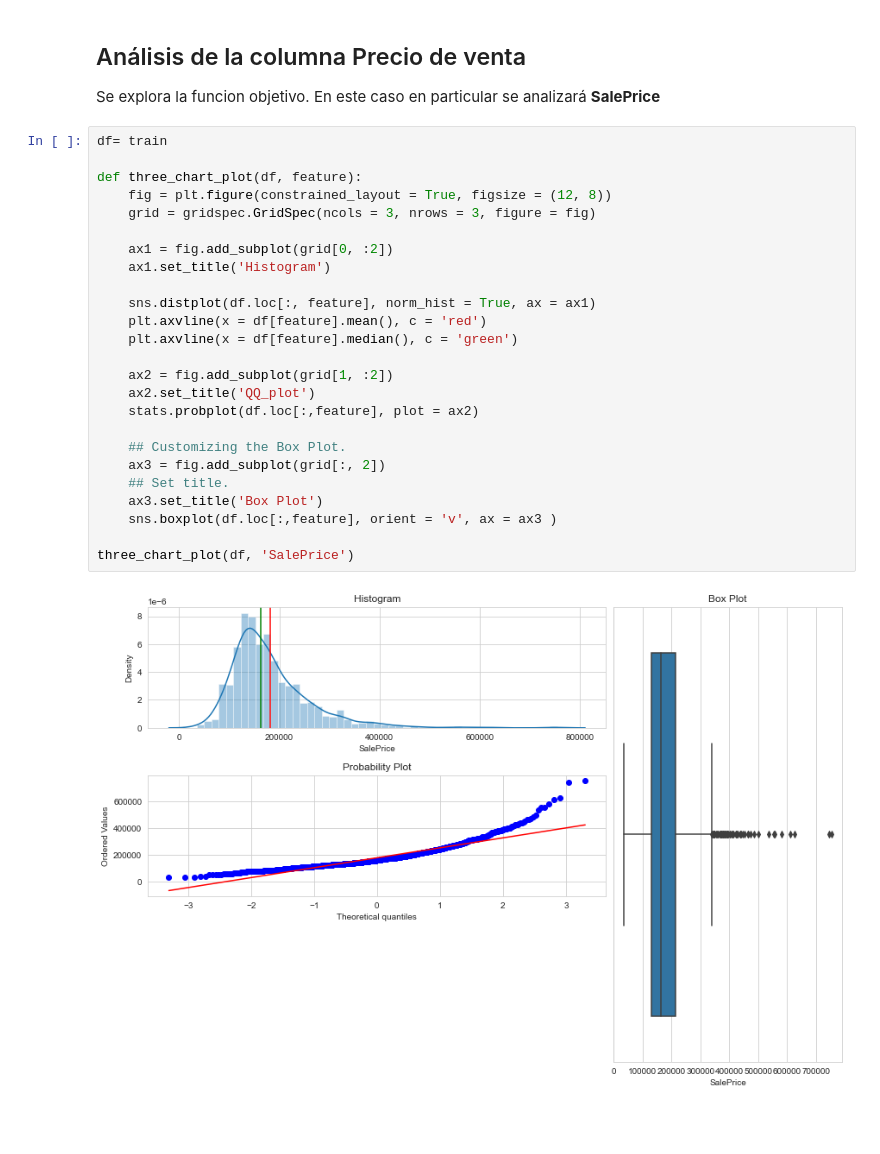
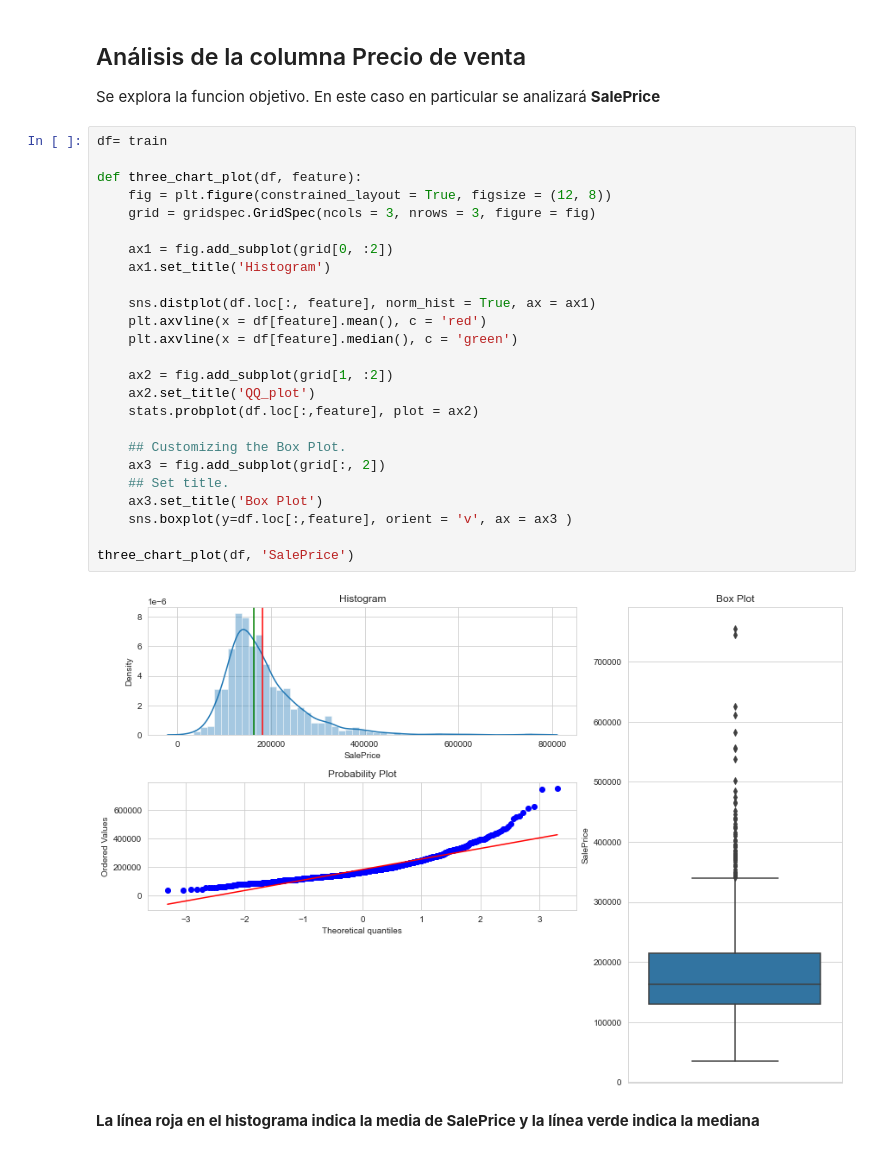
Before and after one commit to lugeminai/Hackathon, a Jupyter notebook: eda.ipynb, the cells around one changed output. Saved outputs shown, nothing was run; the diff lists cells and outputs as text; blank space fills up the shorter version.

```diff
--- a/eda.ipynb
+++ b/eda.ipynb
@@ -62,27 +62,29 @@ Se explora la funcion objetivo. En este caso en particular  se analizará **Sale
 # %%
 df= train
 
 def three_chart_plot(df, feature):
     fig = plt.figure(constrained_layout = True, figsize = (12, 8))
     grid = gridspec.GridSpec(ncols = 3, nrows = 3, figure = fig)
 
     ax1 = fig.add_subplot(grid[0, :2])
     ax1.set_title('Histogram')
 
     sns.distplot(df.loc[:, feature], norm_hist = True, ax = ax1)
     plt.axvline(x = df[feature].mean(), c = 'red')
     plt.axvline(x = df[feature].median(), c = 'green')
 
     ax2 = fig.add_subplot(grid[1, :2])
     ax2.set_title('QQ_plot')
     stats.probplot(df.loc[:,feature], plot = ax2)
 
     ## Customizing the Box Plot.
     ax3 = fig.add_subplot(grid[:, 2])
     ## Set title.
     ax3.set_title('Box Plot')
-    sns.boxplot(df.loc[:,feature], orient = 'v', ax = ax3 )
+    sns.boxplot(y=df.loc[:,feature], orient = 'v', ax = ax3 )
 
 three_chart_plot(df, 'SalePrice')
 # %% [output]
-[figure, old version]
+[figure, new version]
+# %% [markdown]
+**La línea roja en el histograma indica la media de SalePrice y la línea verde indica la mediana**
```
Also changed, not shown: parts of 19 cells of this notebook.
